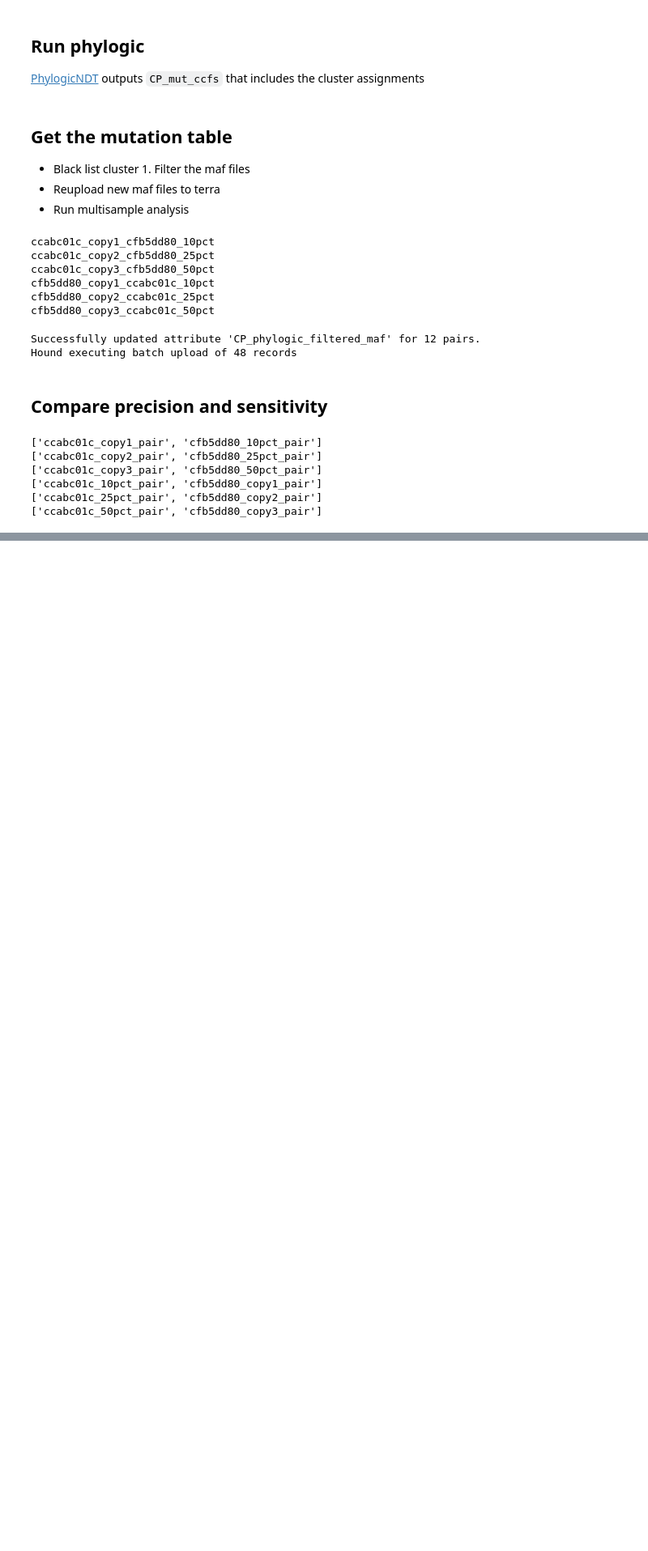
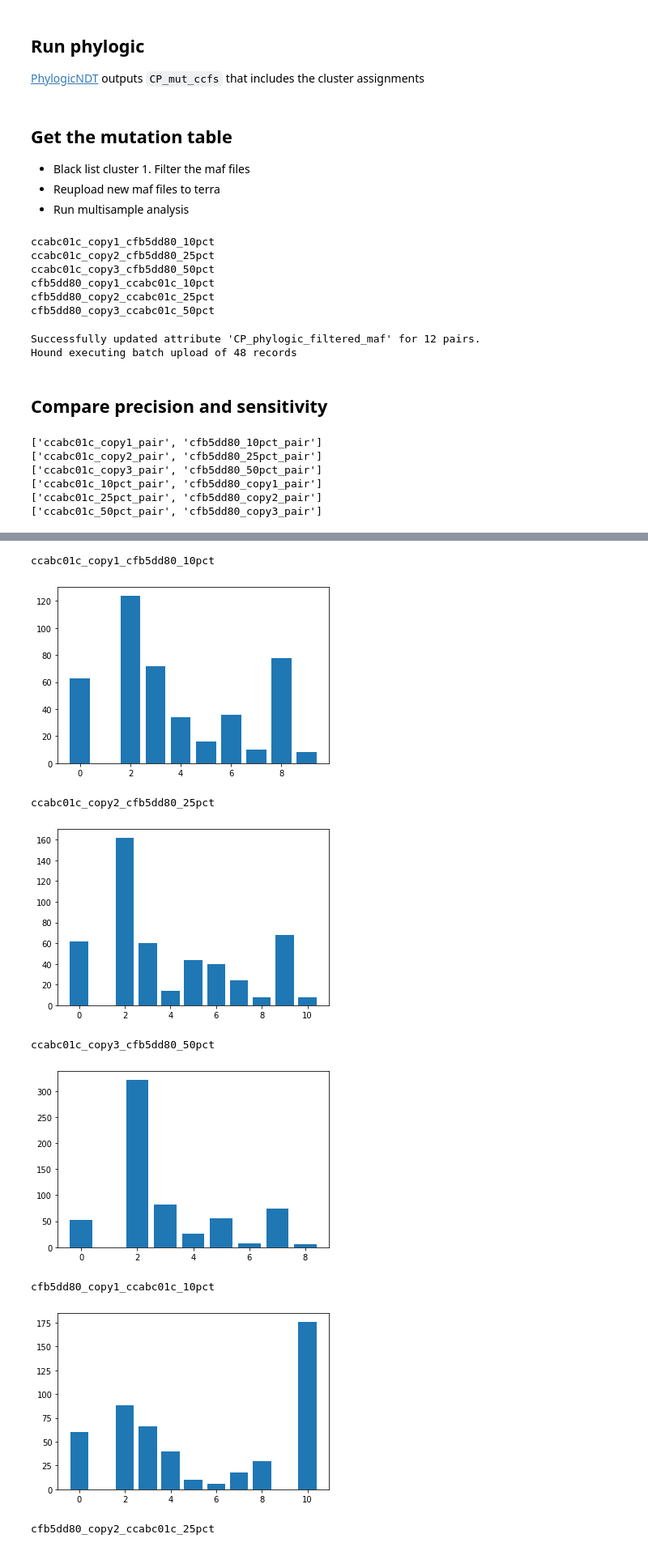
Before and after one commit to cchu70/richters, a Jupyter notebook: calc_cp_for_germline.ipynb, the cells around one changed output, grey strips where cells are left out. Shown: that part at 81% size. Cells and saved outputs as stored; diff of their text form; code cells hidden in the pictures; blank space fills up the shorter version.

```diff
--- a/calc_cp_for_germline.ipynb
+++ b/calc_cp_for_germline.ipynb
@@ -502,0 +512,12 @@ cfb5dd80_copy3_ccabc01c_50pct
+# %%
+plot_filter_cluster_distr_loop(high_purity_merged_mafs, filter_col='pass_phylogic_cp_filter')
+# %% [output]
+ccabc01c_copy1_cfb5dd80_10pct
+[figure, added]
+ccabc01c_copy2_cfb5dd80_25pct
+[figure, added]
+ccabc01c_copy3_cfb5dd80_50pct
+[figure, added]
+cfb5dd80_copy1_ccabc01c_10pct
+[figure, added]
+cfb5dd80_copy2_ccabc01c_25pct
```
Also changed, not shown: parts of 19 cells of this notebook.
